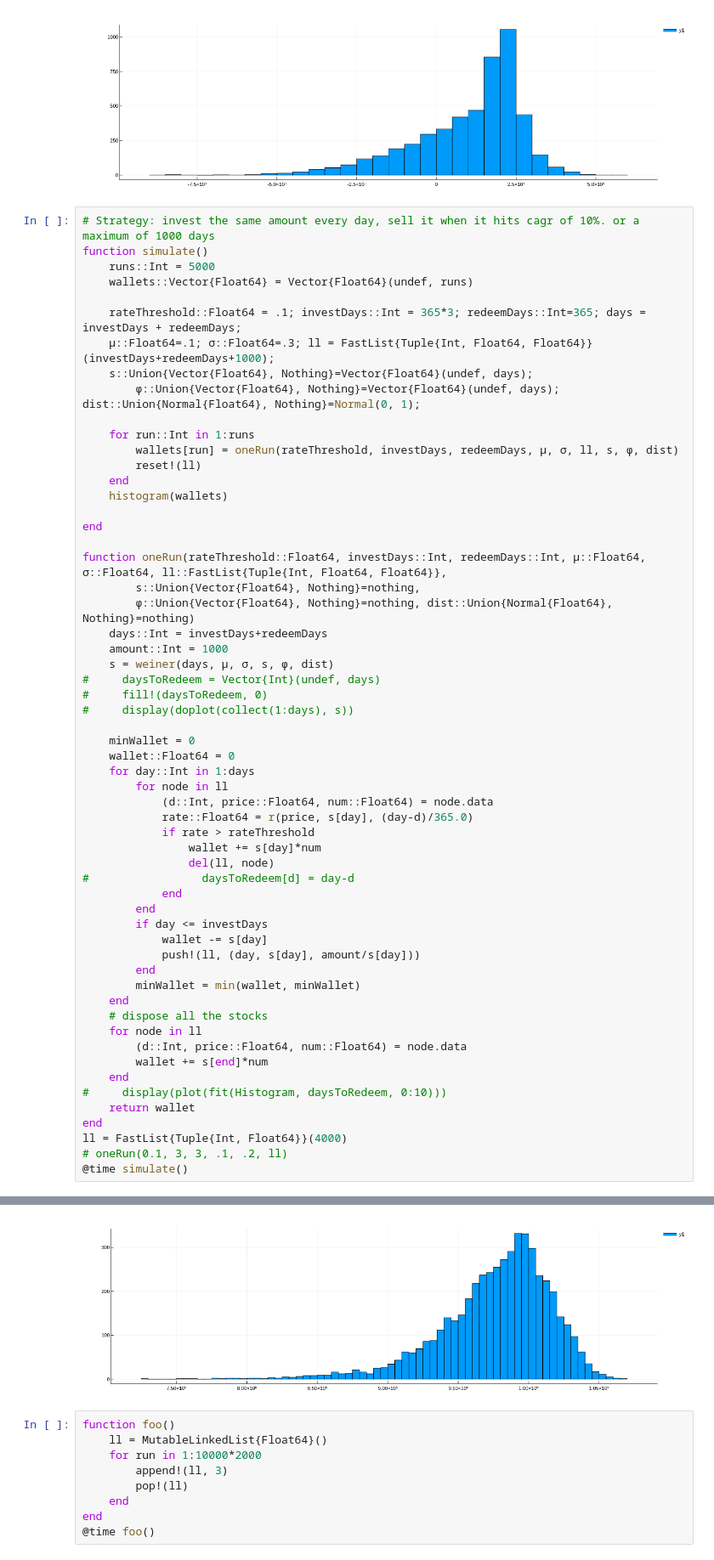
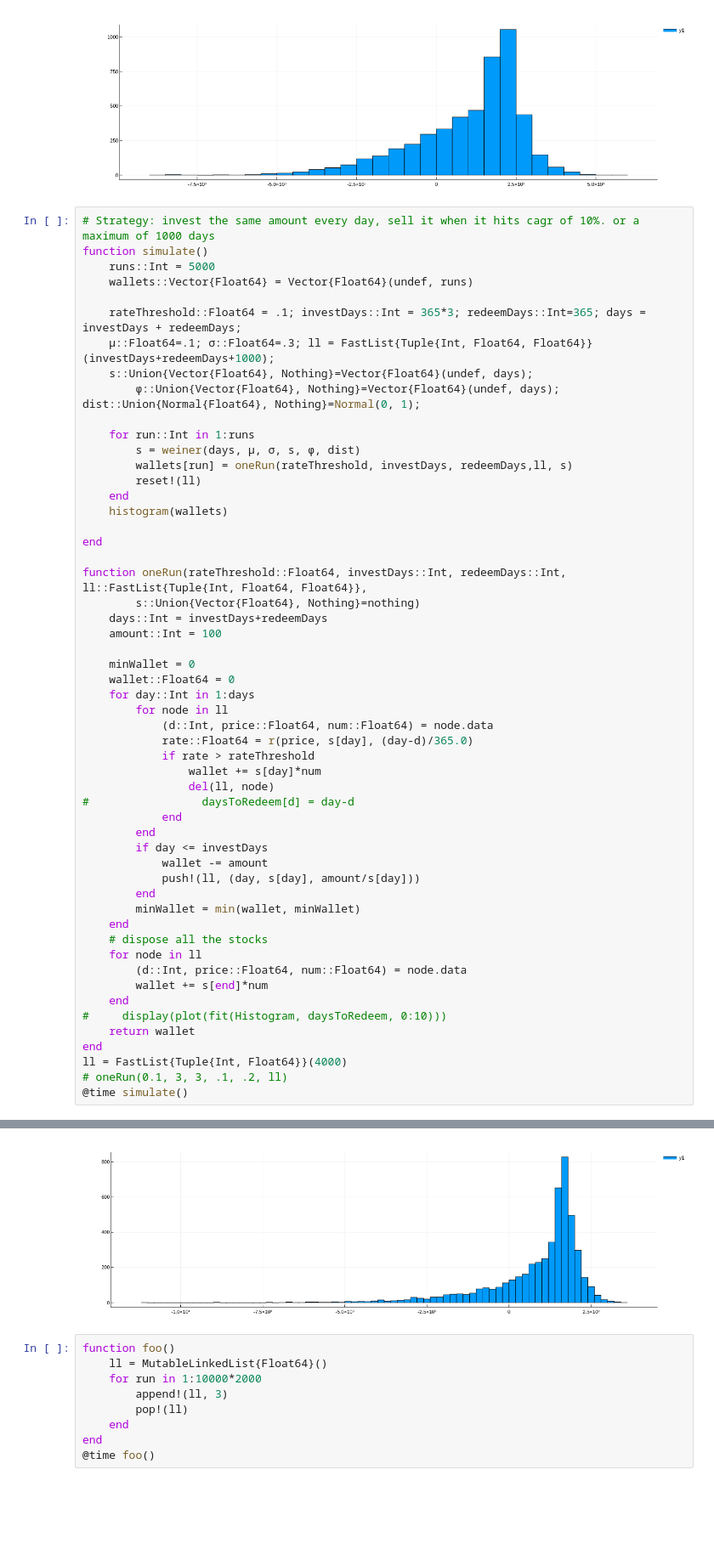
Before and after one commit to agsha/julia, a Jupyter notebook: weiner.ipynb, the cells around one changed output, grey strips where cells are left out. Shown: that part at 85% size. Saved outputs shown, nothing was run; the diff lists cells and outputs as text; blank space fills up the shorter version.

```diff
--- a/weiner.ipynb
+++ b/weiner.ipynb
@@ -274,22 +274,18 @@ function simulate()
         ϕ::Union{Vector{Float64}, Nothing}=Vector{Float64}(undef, days); dist::Union{Normal{Float64}, Nothing}=Normal(0, 1);
 
     for run::Int in 1:runs
-        wallets[run] = oneRun(rateThreshold, investDays, redeemDays, μ, σ, ll, s, ϕ, dist)
+        s = weiner(days, μ, σ, s, ϕ, dist)
+        wallets[run] = oneRun(rateThreshold, investDays, redeemDays,ll, s)
         reset!(ll)
     end
     histogram(wallets)
 
 end
 
-function oneRun(rateThreshold::Float64, investDays::Int, redeemDays::Int, μ::Float64, σ::Float64, ll::FastList{Tuple{Int, Float64, Float64}},
-        s::Union{Vector{Float64}, Nothing}=nothing,
-        ϕ::Union{Vector{Float64}, Nothing}=nothing, dist::Union{Normal{Float64}, Nothing}=nothing)
+function oneRun(rateThreshold::Float64, investDays::Int, redeemDays::Int, ll::FastList{Tuple{Int, Float64, Float64}},
+        s::Union{Vector{Float64}, Nothing}=nothing)
     days::Int = investDays+redeemDays
-    amount::Int = 1000
-    s = weiner(days, μ, σ, s, ϕ, dist)
-#     daysToRedeem = Vector{Int}(undef, days)
-#     fill!(daysToRedeem, 0)
-#     display(doplot(collect(1:days), s))
+    amount::Int = 100
 
     minWallet = 0
     wallet::Float64 = 0
@@ -304,7 +300,7 @@ function oneRun(rateThreshold::Float64, investDays::Int, redeemDays::Int, μ::Fl
             end
         end
         if day <= investDays
-            wallet -= s[day]
+            wallet -= amount
             push!(ll, (day, s[day], amount/s[day]))
         end
         minWallet = min(wallet, minWallet)
@@ -325,4 +321,4 @@ ll = FastList{Tuple{Int, Float64}}(4000)
-[figure, old version]
+[figure, new version]
 # %%
 function foo()
     ll = MutableLinkedList{Float64}()
```
Also changed, not shown: parts of 1 cell of this notebook, 1 other file.
